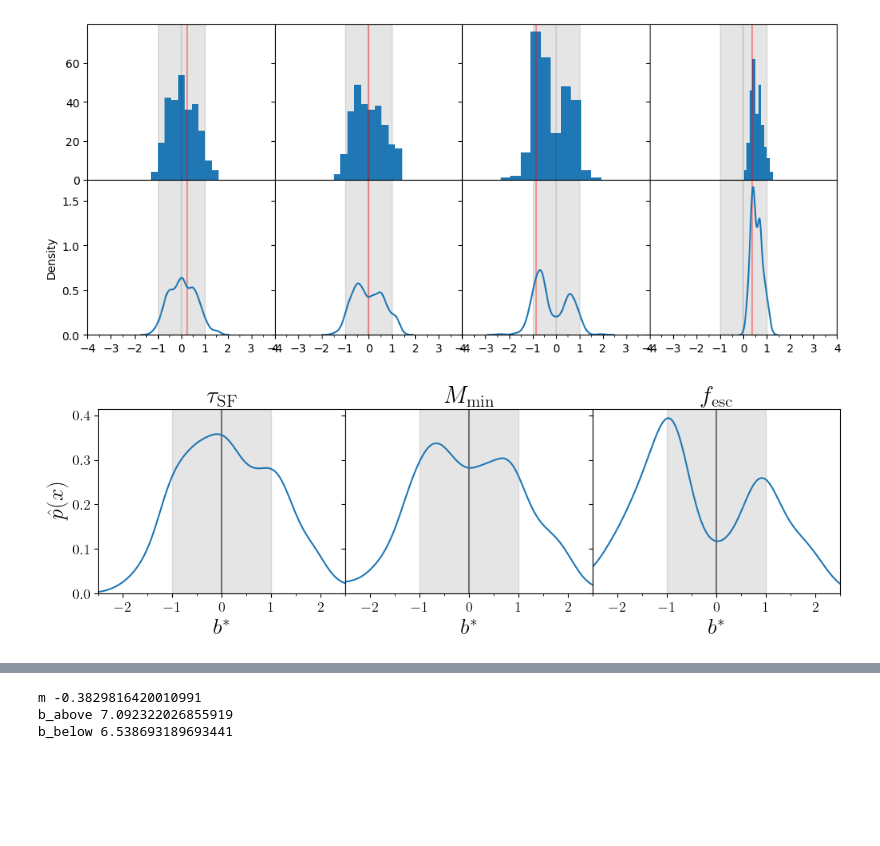
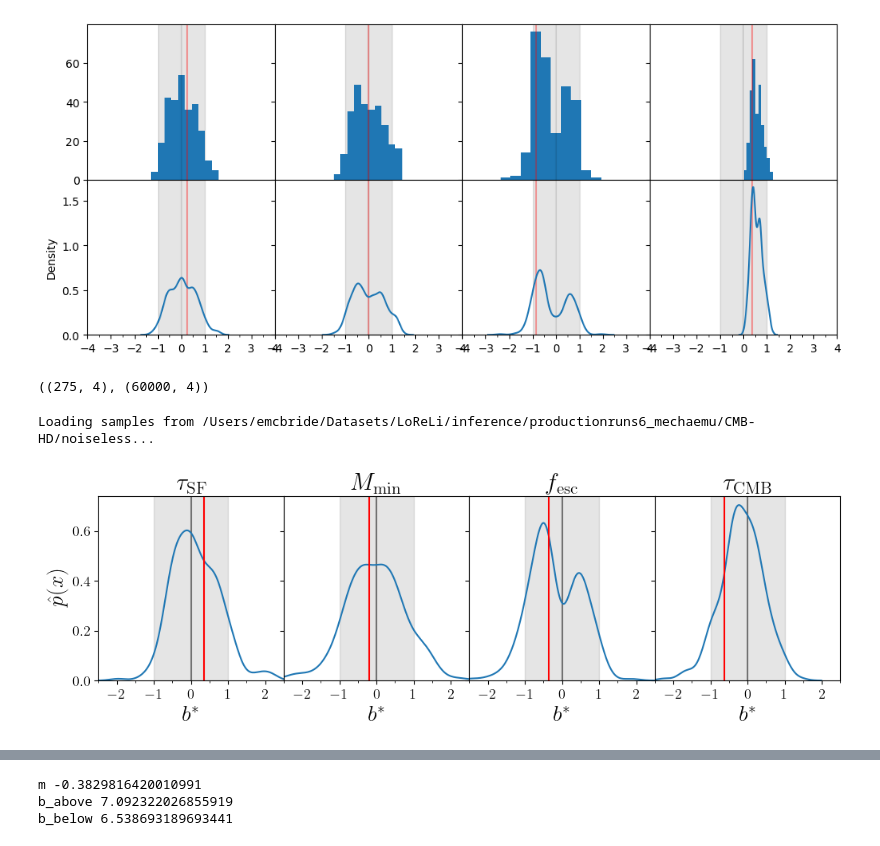
Before and after one commit to lisaleemcb/alfred, a Jupyter notebook: notebooks/mcmc_analysis_biases.ipynb, the cells around one changed output, grey strips where cells are left out. Drawn from its saved outputs; the diff is of its cells as text; code cells hidden in the pictures; blank space fills up the shorter version.

```diff
--- a/notebooks/mcmc_analysis_biases.ipynb
+++ b/notebooks/mcmc_analysis_biases.ipynb
@@ -139,14 +139,13 @@ for i in range(10):
                 continue
             if sn == '17734':
                 continue
-            true_params = np.asarray([*df.loc[sn].to_numpy()])[2:]#,
-                                    #    *whatthetau(df.loc[sn].to_numpy())])
+            true_params = np.asarray([*df.loc[sn].to_numpy()[2:], *whatthetau(df.loc[sn].to_numpy())])
 
             if not os.path.exists(f"{filepath}/saved_chains.h5"):
                 continue
             s, l = utils.load_samples(filepath)
-        #   chain = make_tauchains(s, truths=df.loc[sn].to_dict())
-            chain = s[:,:-1]
+            chain = make_tauchains(s, truths=df.loc[sn].to_dict())
+            #chain = s[:,:-1]
             # print()
             # print(f"chains shape is {chain.shape}")
             # print()
@@ -375,41 +432,47 @@ plt.rcParams.update({
   #  "font.family": "serif",  # Use serif font
  #   "font.serif": ["Computer Modern Roman"],  # LaTeX's default font
 })
+# %%
+normed_bias.shape, s.shape
+# %% [output]
+((275, 4), (60000, 4))
 # %%
-fig, ax = plt.subplots(1,3, sharex=True, sharey='row', figsize=(12,3))
+fig, ax = plt.subplots(1,4, sharex=True, sharey='row', figsize=(12,3))
 fig.subplots_adjust(wspace=0.0, hspace=0.0)
 
-
-# fidbias = np.array([ 2.68827123e-01, -2.01797354e-02, -8.61174376e-01])
+sHD, l = utils.load_samples(f"{base_dir}/inference/productionruns6_mechaemu/CMB-HD/noiseless")
+fidbias = normed_bias(sHD, config.sn, ci=95)
 # fidbias2 = (np.mean(s[:,:-1], axis=0) - df.loc['10818'].to_numpy()[2:]) / np.std(s[:,:-1], axis=0)
 
 [a.axvline(0.0, color='black', alpha=.5) for a in ax.flatten()]
 [a.axvspan(-1,1, color='black', alpha=.1) for a in ax.flatten()]
 
 # [ax[i,-1].axvline(np.mean(np.abs(fidbias)), color='red', alpha=.35) for i in range(2)]
 # [ax[i,-1].axvline(np.mean(np.abs(fidbias2)), color='gold', alpha=.35) for i in range(2)]
 
-for i in range(3):
-    sns.kdeplot(np.asarray(normed_bias)[:,i], ax=ax[i], bw_adjust=.75)
 
+for i in range(4):
+    sns.kdeplot(np.asarray(biases95)[:,i], ax=ax[i], bw_adjust=1.0)
+
+    ax[i].axvline(fidbias[i], color='red')
     # ax[0,i].hist(np.asarray(normed2)[:,i], density=True)
     # sns.kdeplot(np.asarray(normed2)[:,i], ax=ax[1,i])
 
-# sns.kdeplot(np.mean(np.abs(normed_bias), axis=1), ax=ax[3], bw_adjust=.75)
 
 ax[0].set_xlim(-2.5,2.5)
 from matplotlib.ticker import LinearLocator, MultipleLocator
 #ax[0,0].xaxis.set_major_locator(LinearLocator(11))
 
-[ax[i].set_title(astro_pnames_formatted[2+i], fontsize=22) for i in range(3)]
+[ax[i].set_title(astro_pnames_formatted[2+i], fontsize=22) for i in range(4)]
 # ax[3].set_title(r"$\Sigma_{i} |\mathrm{NB}_{i}|$")
 
 [a.set_xlabel(r"$b^*$", fontsize=20) for a in ax]
 ax[0].set_ylabel(r"$\,\hat{p}(x)\,$", fontsize=20)
 
 ax[0].xaxis.set_major_locator(MultipleLocator(1))
 ax[0].xaxis.set_minor_locator(MultipleLocator(0.5))
 
 fig.savefig('biases.pdf', bbox_inches='tight', pad_inches=0.05, dpi=300)
 # %% [output]
+Loading samples from /Users/emcbride/Datasets/LoReLi/inference/productionruns6_mechaemu/CMB-HD/noiseless...
-[figure, old version]
+[figure, new version]
```
Also changed, not shown: parts of 10 cells of this notebook, 4 other files.
